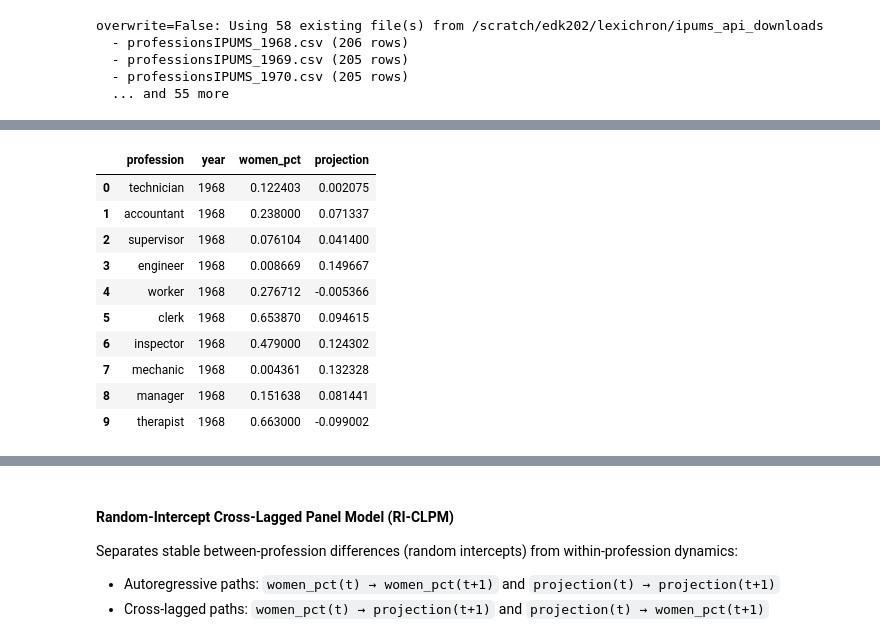
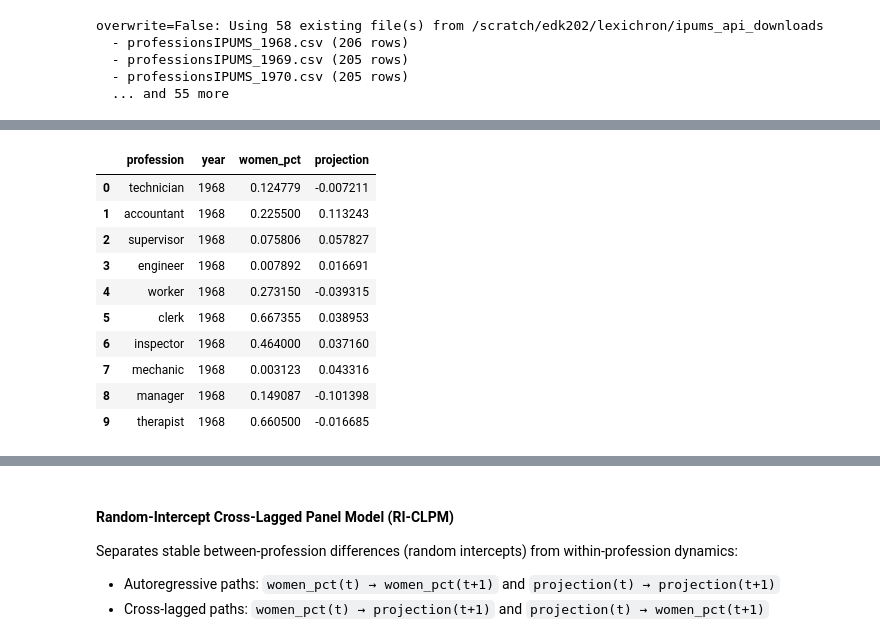
Before and after one commit to eric-d-knowles/ngram-prep, a Jupyter notebook: notebooks/caliskan_wefat_replication.ipynb, the cells around one changed output, grey strips where cells are left out. Drawn from its saved outputs; the diff is of its cells as text; code cells hidden in the pictures.

```diff
--- a/notebooks/caliskan_wefat_replication.ipynb
+++ b/notebooks/caliskan_wefat_replication.ipynb
@@ -43,5 +48,6 @@ The autoreload extension is already loaded. To reload it, use:
 # %%
-model_path =  '/scratch/edk202/NLP_models/Google_Books/20200217/eng/5gram_files/models_final/norm_and_align'
+model_path =  '/scratch/edk202/NLP_models/Google_Books/20200217/eng-fiction/5gram_files/models_final/norm_and_align'
+bin_size = 2
 # %% [markdown]
 ### **Generate gender projection**
 #### Use the `compute_meandiff_dimension` method to create a masculinization dimension
@@ -190,13 +196,13 @@ result = compute_projection_over_years(
     model_dir=model_path,
     token_contrasts=gender_contrasts,
     test_words=targets,
-    start_year=1900,
-    end_year=2019,
-    year_step=1,
+    start_year=1968,
+    end_year=2018,
+    year_step=2,
     method='meandiff',
     ensure_sign_positive=True,
     smooth=True,
-    sigma=2,
+    sigma=1,
     verbose=False,
     baseline_source=baseline_source,
     plot_corrected_if_baseline=True,
@@ -364,55 +255,12 @@ overwrite=False: Using 58 existing file(s) from /scratch/edk202/lexichron/ipums_
 # %%
-# Build long-format panel: (profession, year, women_pct, projection)
-# for mixed-effects modelling of projection ~ women_pct + (1 | profession)
+panel_df = build_panel(
+    result=result,
+    result_df=result_df,
+    targets=targets,
+    calculate_women_percentage=calculate_women_percentage,
+    use_baseline_corrected_panel=True,
+    bin_size=bin_size
+)
 
-use_baseline_corrected_panel = True
-
-# Pick projection DataFrame (years × professions)
-if use_baseline_corrected_panel and result.get('baseline_applied') and not result['projections_corrected'].empty:
-    proj_df = result['projections_corrected']
-    print("Using baseline-corrected projections")
-else:
-    proj_df = result['projections']
-    print("Using raw projections")
-
-# Get successfully aggregated IPUMS years
-ok_years = result_df.loc[result_df['status'] == 'ok'].set_index('year')
-
-# Determine overlapping years (present in both projections and IPUMS)
-proj_years = set(proj_df.index)
-ipums_years = set(ok_years.index)
-panel_years = sorted(proj_years & ipums_years)
-print(f"Projection years: {min(proj_df.index)}–{max(proj_df.index)} ({len(proj_df)} total)")
-print(f"IPUMS years: {sorted(ipums_years)[:3]}...{sorted(ipums_years)[-3:]}")
-print(f"Overlapping years for panel: {len(panel_years)}")
-
-# Assemble panel rows
-panel_rows = []
-for yr in panel_years:
-    csv_path = ok_years.loc[yr, 'output_csv']
-    # Get women percentages for each target profession
-    for profession in targets:
-        # Projection value
-        if profession not in proj_df.columns:
-            continue
-        proj_val = proj_df.loc[yr, profession]
-        if pd.isna(proj_val):
-            continue
-        # Women percentage from IPUMS CSV
-        try:
-            wpct = calculate_women_percentage(csv_path, profession)
-        except (ZeroDivisionError, ValueError, KeyError):
-            continue
-        panel_rows.append({
-            'profession': profession,
-            'year': yr,
-            'women_pct': wpct,
-            'projection': proj_val,
-        })
-
-panel_df = pd.DataFrame(panel_rows)
-print(f"\nPanel: {len(panel_df)} observations, "
-      f"{panel_df['profession'].nunique()} professions, "
-      f"{panel_df['year'].nunique()} years")
 panel_df.head(10)
 # %% [output]
@@ -425,11 +267,11 @@ Panel: 2139 observations, 43 professions, 52 years
 |  | profession | year | women_pct | projection |
-| 0 | technician | 1968 | 0.122403 | 0.002075 |
-| 1 | accountant | 1968 | 0.238000 | 0.071337 |
-| 2 | supervisor | 1968 | 0.076104 | 0.041400 |
-| 3 | engineer | 1968 | 0.008669 | 0.149667 |
-| 4 | worker | 1968 | 0.276712 | -0.005366 |
-| 5 | clerk | 1968 | 0.653870 | 0.094615 |
-| 6 | inspector | 1968 | 0.479000 | 0.124302 |
-| 7 | mechanic | 1968 | 0.004361 | 0.132328 |
-| 8 | manager | 1968 | 0.151638 | 0.081441 |
-| 9 | therapist | 1968 | 0.663000 | -0.099002 |
+| 0 | technician | 1968 | 0.124779 | -0.007211 |
+| 1 | accountant | 1968 | 0.225500 | 0.113243 |
+| 2 | supervisor | 1968 | 0.075806 | 0.057827 |
+| 3 | engineer | 1968 | 0.007892 | 0.016691 |
+| 4 | worker | 1968 | 0.273150 | -0.039315 |
+| 5 | clerk | 1968 | 0.667355 | 0.038953 |
+| 6 | inspector | 1968 | 0.464000 | 0.037160 |
+| 7 | mechanic | 1968 | 0.003123 | 0.043316 |
+| 8 | manager | 1968 | 0.149087 | -0.101398 |
+| 9 | therapist | 1968 | 0.660500 | -0.016685 |
```
Also changed, not shown: parts of 21 cells of this notebook, 10 other files.
